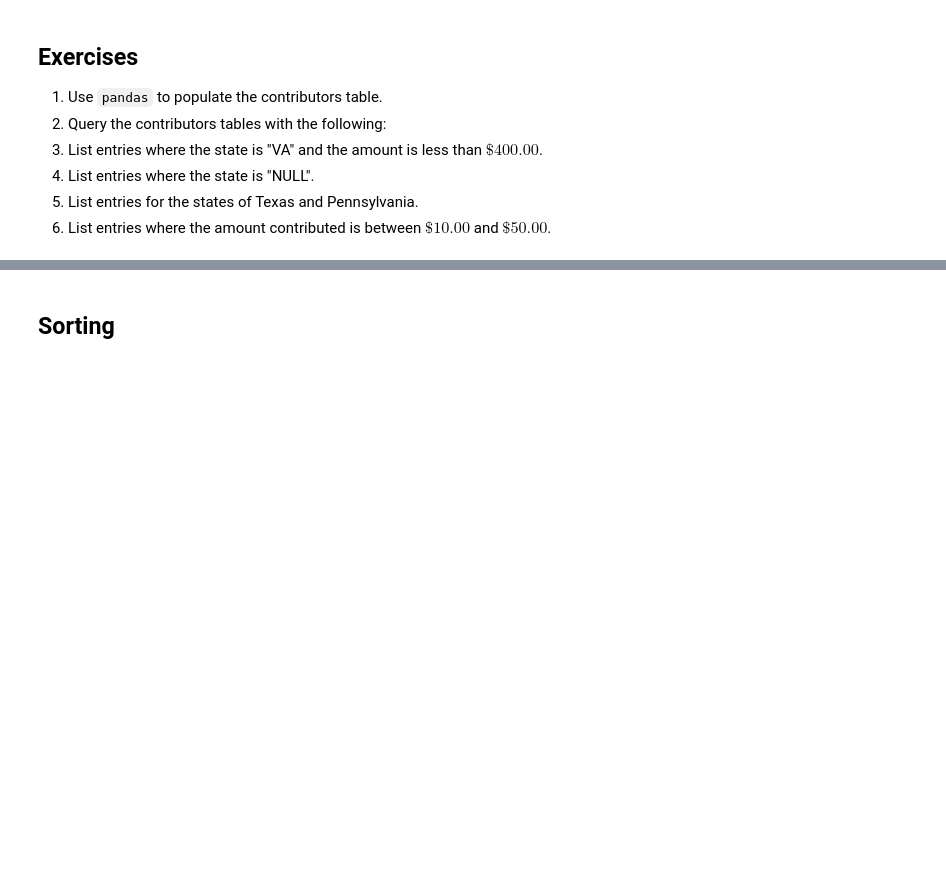
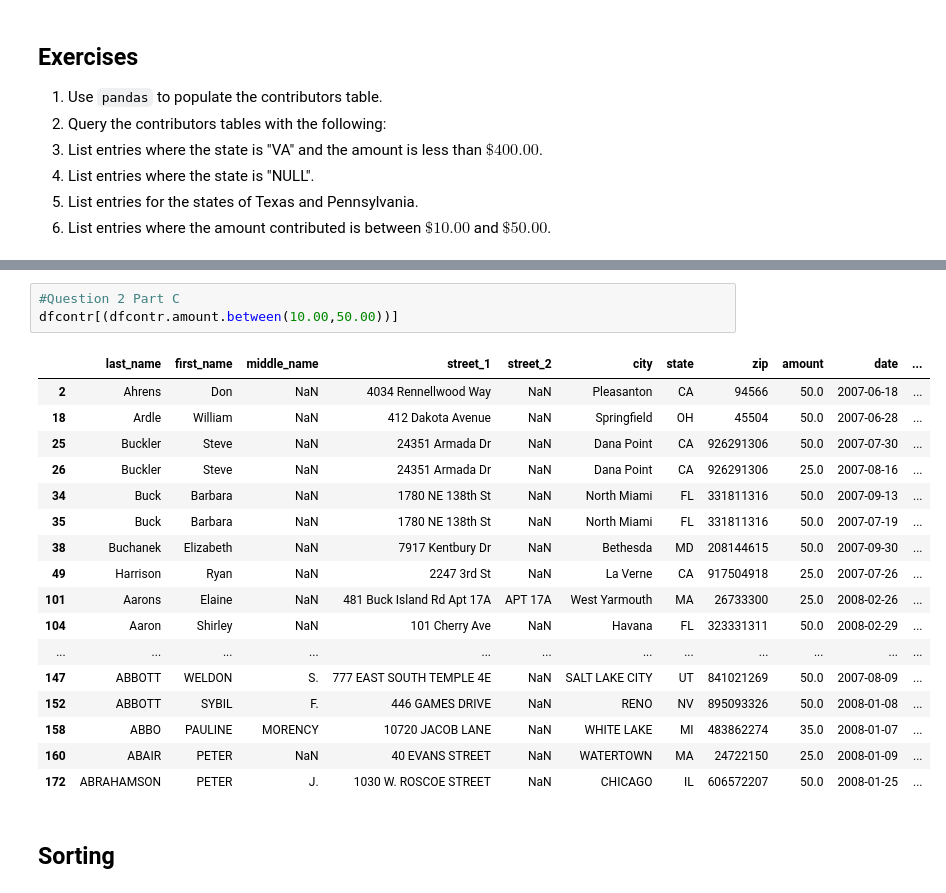
Before and after one commit to HeyItsRiddhi/cs207_riddhi_shah, a Jupyter notebook: lectures/L19/Exercise L19-Final.ipynb, the cells around one changed output, grey strips where cells are left out. Drawn from its saved outputs; the diff is of its cells as text; blank space fills up the shorter version.

```diff
--- a/lectures/L19/Exercise L19-Final.ipynb
+++ b/lectures/L19/Exercise L19-Final.ipynb
@@ -497,3 +544,24 @@ dfcand[dfcand.first_name.isin(['Mike', 'Hillary'])]
+# %%
+#Question 2 Part C
+dfcontr[(dfcontr.amount.between(10.00,50.00))]
+# %% [output]
+|  | last_name | first_name | middle_name | street_1 | street_2 | city | state | zip | amount | date | ... |
+| 2 | Ahrens | Don | NaN | 4034 Rennellwood Way | NaN | Pleasanton | CA | 94566 | 50.0 | 2007-06-18 | ... |
+| 18 | Ardle | William | NaN | 412 Dakota Avenue | NaN | Springfield | OH | 45504 | 50.0 | 2007-06-28 | ... |
+| 25 | Buckler | Steve | NaN | 24351 Armada Dr | NaN | Dana Point | CA | 926291306 | 50.0 | 2007-07-30 | ... |
+| 26 | Buckler | Steve | NaN | 24351 Armada Dr | NaN | Dana Point | CA | 926291306 | 25.0 | 2007-08-16 | ... |
+| 34 | Buck | Barbara | NaN | 1780 NE 138th St | NaN | North Miami | FL | 331811316 | 50.0 | 2007-09-13 | ... |
+| 35 | Buck | Barbara | NaN | 1780 NE 138th St | NaN | North Miami | FL | 331811316 | 50.0 | 2007-07-19 | ... |
+| 38 | Buchanek | Elizabeth | NaN | 7917 Kentbury Dr | NaN | Bethesda | MD | 208144615 | 50.0 | 2007-09-30 | ... |
+| 49 | Harrison | Ryan | NaN | 2247 3rd St | NaN | La Verne | CA | 917504918 | 25.0 | 2007-07-26 | ... |
+| 101 | Aarons | Elaine | NaN | 481 Buck Island Rd Apt 17A | APT 17A | West Yarmouth | MA | 26733300 | 25.0 | 2008-02-26 | ... |
+| 104 | Aaron | Shirley | NaN | 101 Cherry Ave | NaN | Havana | FL | 323331311 | 50.0 | 2008-02-29 | ... |
+| ... | ... | ... | ... | ... | ... | ... | ... | ... | ... | ... | ... |
+| 147 | ABBOTT | WELDON | S. | 777 EAST SOUTH TEMPLE 4E | NaN | SALT LAKE CITY | UT | 841021269 | 50.0 | 2007-08-09 | ... |
+| 152 | ABBOTT | SYBIL | F. | 446 GAMES DRIVE | NaN | RENO | NV | 895093326 | 50.0 | 2008-01-08 | ... |
+| 158 | ABBO | PAULINE | MORENCY | 10720 JACOB LANE | NaN | WHITE LAKE | MI | 483862274 | 35.0 | 2008-01-07 | ... |
+| 160 | ABAIR | PETER | NaN | 40 EVANS STREET | NaN | WATERTOWN | MA | 24722150 | 25.0 | 2008-01-09 | ... |
+| 172 | ABRAHAMSON | PETER | J. | 1030 W. ROSCOE STREET | NaN | CHICAGO | IL | 606572207 | 50.0 | 2008-01-25 | ... |
 # %% [markdown]
 ## Sorting
 # %%
```
Also changed, not shown: parts of 4 cells of this notebook, 1 other file.
